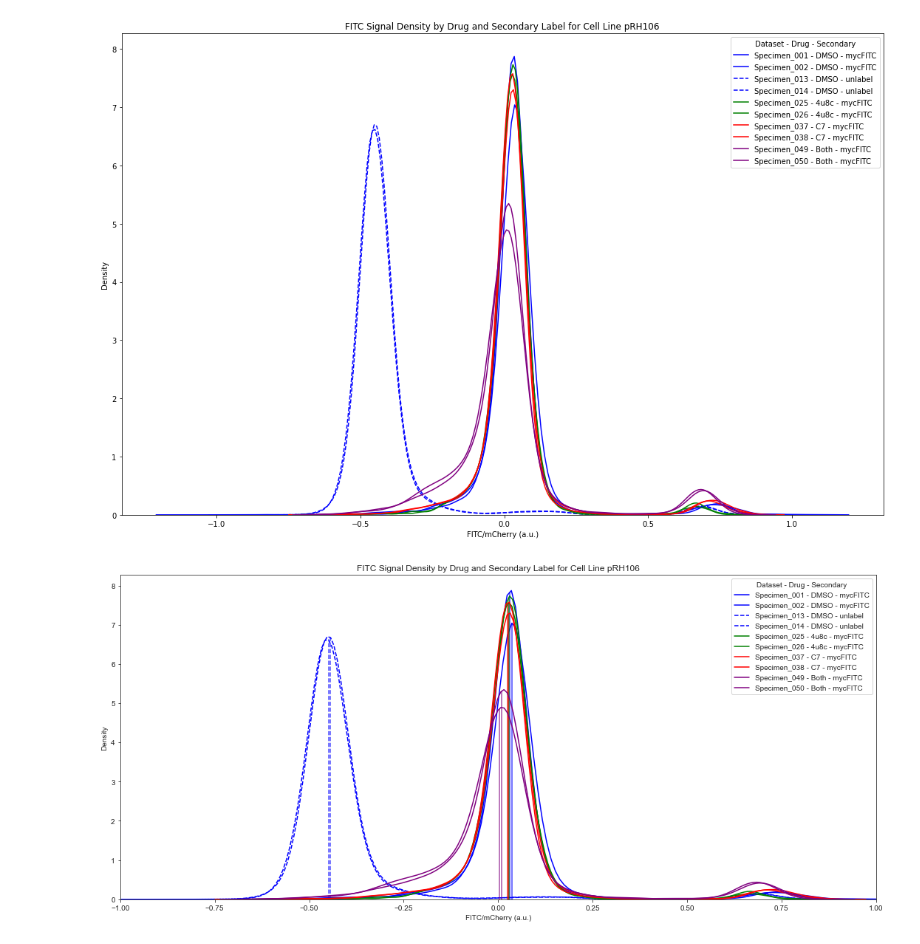
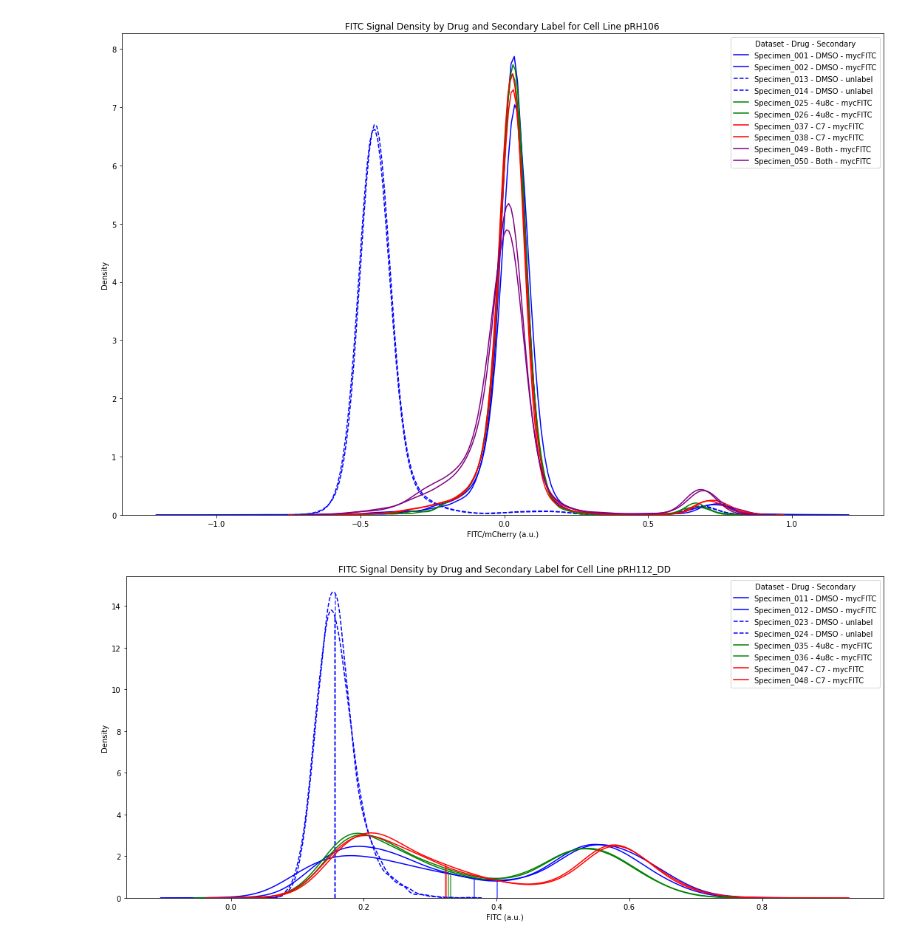
Before and after one commit to kwalcott97/UPR_drug_spike_expression, a Jupyter notebook: Flow Processing Code.ipynb, the cells around one changed output. Drawn from its saved outputs; the diff is of its cells as text; code cells hidden in the pictures.

```diff
--- a/Flow Processing Code.ipynb
+++ b/Flow Processing Code.ipynb
@@ -83,20 +83,20 @@ for key, df in files_dictionary.items():
 # The DataFrame will include median and standard error of the mean (SEM) for mCherry and FITC signals.
 summary_df = pd.DataFrame(columns=[
     'sample_name', 'cell_line', 'drug', 'secondary',
-    'median_mCherry', 'std_mCherry', 'median_FITC', 'std_FITC'
+    'median_mCherry', 'sem_mCherry', 'median_FITC', 'sem_FITC'
 ])
 
 # Process and aggregate data from each sample DataFrame stored in combined_data_dict.
 for df in combined_data_dict.values():
     # Calculate median values and SEM for mCherry and FITC signals.
     df['median_mCherry'] = df['mCherry (a.u.)'].median()
-    df['std_mCherry'] = df['mCherry (a.u.)'].sem()  # SEM for mCherry
+    df['sem_mCherry'] = df['mCherry (a.u.)'].sem()  # SEM for mCherry
     df['median_FITC'] = df['FITC (a.u.)'].median()
-    df['std_FITC'] = df['FITC (a.u.)'].sem()  # SEM for FITC
+    df['sem_FITC'] = df['FITC (a.u.)'].sem()  # SEM for FITC
 
     # Select relevant columns and remove duplicate entries.
     selected_columns = df[['sample_name', 'cell_line', 'drug', 'secondary',
-                           'median_mCherry', 'std_mCherry', 'median_FITC', 'std_FITC']].drop_duplicates()
+                           'median_mCherry', 'sem_mCherry', 'median_FITC', 'sem_FITC']].drop_duplicates()
 
     # Append these columns to the summary DataFrame for a comprehensive summary.
     summary_df = pd.concat([summary_df, selected_columns], ignore_index=True)
@@ -122,10 +122,10 @@ grouped = summary_df.groupby(['cell_line', 'drug', 'secondary'])
 # Calculate the weighted mean and combined standard deviation for each group.
 # This creates a compressed DataFrame with aggregated statistics for each group.
 compressed_df = grouped.apply(lambda x: pd.Series({
-    'median_mCherry': weighted_mean(x['median_mCherry'], 1/x['std_mCherry']),
-    'std_mCherry': combined_std(x['std_mCherry'], x['median_mCherry'], 1/x['std_mCherry']),
-    'median_FITC': weighted_mean(x['median_FITC'], 1/x['std_FITC']),
-    'std_FITC': combined_std(x['std_FITC'], x['median_FITC'], 1/x['std_FITC'])
+    'median_mCherry': weighted_mean(x['median_mCherry'], 1/x['sem_mCherry']),
+    'sem_mCherry': combined_std(x['sem_mCherry'], x['median_mCherry'], 1/x['sem_mCherry']),
+    'median_FITC': weighted_mean(x['median_FITC'], 1/x['sem_FITC']),
+    'sem_FITC': combined_std(x['sem_FITC'], x['median_FITC'], 1/x['sem_FITC'])
 })).reset_index()
 
 # Function to normalize FITC to mCherry ratios to a control drug.
@@ -134,8 +134,8 @@ def normalize_to_control(df, control_drug='DMSO'):
     # Calculate the ratio of FITC to mCherry for each sample and its error.
     df['FITC_mCherry_ratio'] = df['median_FITC'] / df['median_mCherry']
     df['error_ratio'] = df['FITC_mCherry_ratio'] * np.sqrt(
-        (df['std_FITC'] / df['median_FITC'])**2 +
-        (df['std_mCherry'] / df['median_mCherry'])**2
+        (df['sem_FITC'] / df['median_FITC'])**2 +
+        (df['sem_mCherry'] / df['median_mCherry'])**2
     )
 
     # Extract control ratios for each cell line to use in normalization.
@@ -191,6 +191,8 @@ plot_kde_fitc_by_drug_secondary(combined_data_dict,'pRH106','Normalized (a.u.)')
 # %% [output]
 [figure]
 # %%
+#adds a median line
+
 def plot_kde_fitc_by_drug_secondary(data_dict, cell_line_label, antibody):
     plt.figure(figsize=(15, 7))
 
@@ -204,34 +206,34 @@ def plot_kde_fitc_by_drug_secondary(data_dict, cell_line_label, antibody):
         if not filtered_df.empty:
             for drug in drug_colors.keys():
                 drug_df = filtered_df[filtered_df['drug'] == drug]
                 for secondary_label in drug_df['secondary'].unique():
                     sec_df = drug_df[drug_df['secondary'] == secondary_label]
                     if not sec_df.empty:
                         label = f'{key} - {drug} - {secondary_label}'
                         linestyle = '--' if secondary_label == 'unlabel' else '-'
 
                         # Plot the KDE
                         sns_kde = sns.kdeplot(data=sec_df, x=antibody, label=label,
                                               fill=False, color=drug_colors[drug], linestyle=linestyle)
 
                         # Calculate and plot the median line up to the KDE curve
                         median_value = sec_df[antibody].median()
                         kde_values = sns_kde.get_lines()[-1].get_data()
                         kde_x, kde_y = kde_values
                         median_density = np.interp(median_value, kde_x, kde_y)
                         plt.plot([median_value, median_value], [0, median_density], color=drug_colors[drug], linestyle=linestyle, alpha=0.7)
 
-    plt.xlabel('FITC/mCherry (a.u.)')
-    plt.xlim(-1,1)
+    plt.xlabel('FITC (a.u.)')
+    #plt.xlim(-0.1,1)
     plt.ylabel('Density')
     plt.title('FITC Signal Density by Drug and Secondary Label for Cell Line {}'.format(cell_line_label))
     plt.legend(title='Dataset - Drug - Secondary')
     plt.tight_layout()
 
     # Uncomment to save the figure
     plt.savefig('flow_results_histo_median.png', dpi=300)
 
 # Example usage
-plot_kde_fitc_by_drug_secondary(combined_data_dict, 'pRH106', 'Normalized (a.u.)')
+plot_kde_fitc_by_drug_secondary(combined_data_dict, 'pRH112_DD', 'FITC (a.u.)')
 # %% [output]
-[figure, old version]
+[figure, new version]
```
Also changed, not shown: parts of 5 cells of this notebook.
